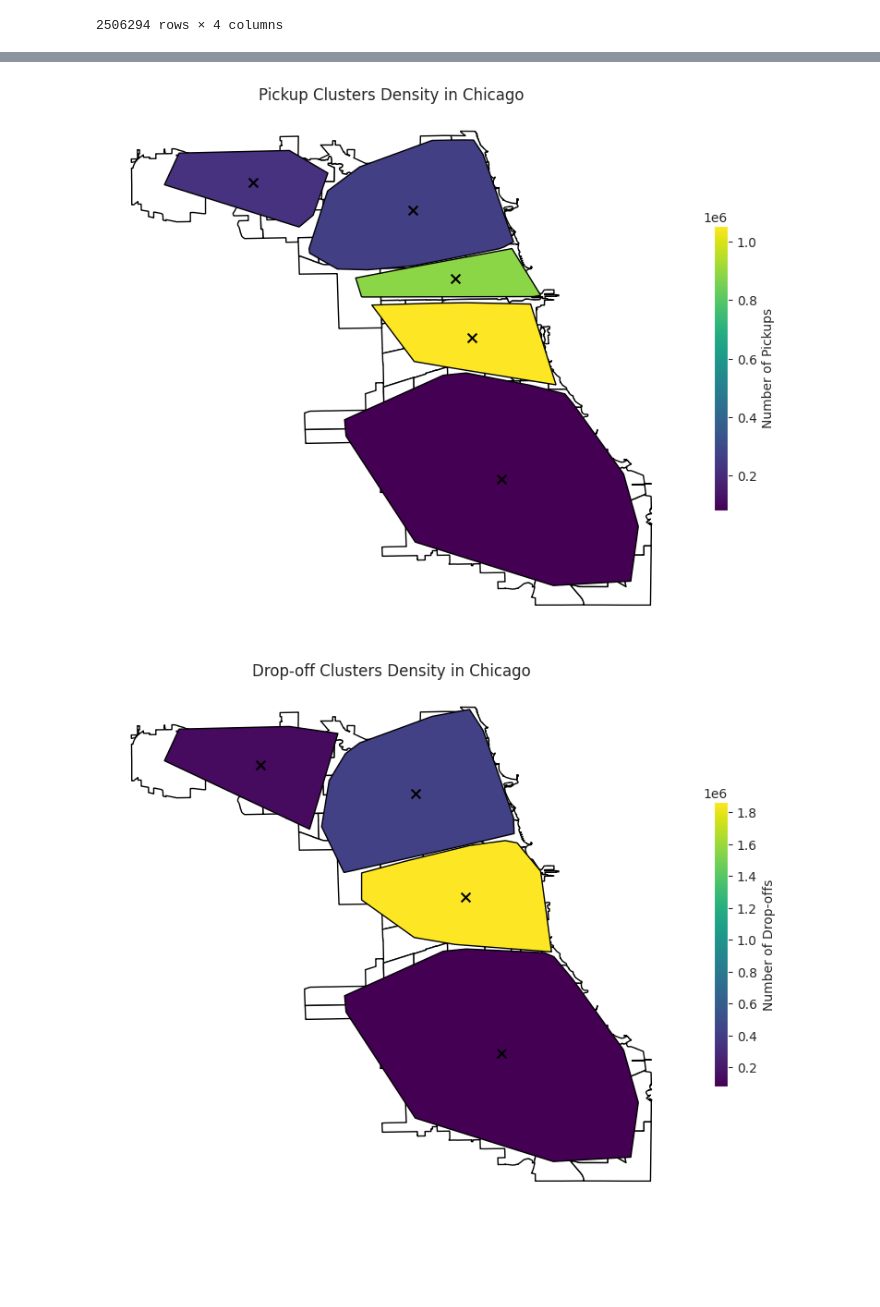
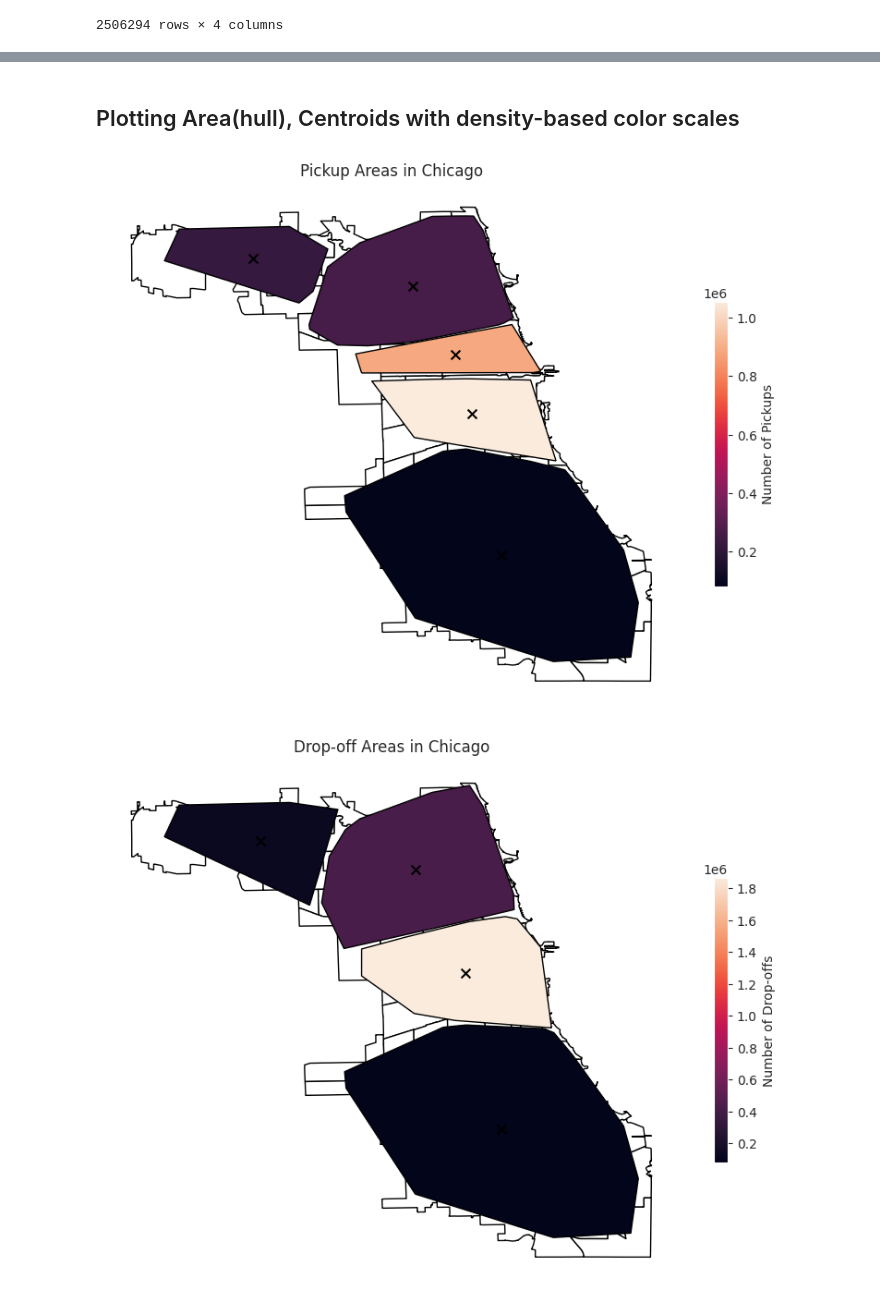
Before and after one commit to sboof911/City-life, a Jupyter notebook: CityLife.ipynb, the cells around one changed output, grey strips where cells are left out. Cells and saved outputs as stored; diff of their text form; code cells hidden in the pictures; blank space fills up the shorter version.

```diff
--- a/CityLife.ipynb
+++ b/CityLife.ipynb
@@ -275,20 +257,20 @@ pickup_hulls = pickup_hulls.merge(pickup_cluster_sizes, on='cluster')
 
 dropoff_cluster_sizes = dropoff_gdf.groupby('cluster').size().reset_index(name='counts')
 dropoff_hulls = dropoff_hulls.merge(dropoff_cluster_sizes, on='cluster')
+# %% [markdown]
+## Plotting Area(hull), Centroids with density-based color scales
 # %%
-# Plotting with density-based color scales
-chicago_map = gpd.read_file(f'{DataSet_path}/chicago_map.shx')
-for data_type, hulls, title in [('Pickup', pickup_hulls, 'Pickup Clusters Density in Chicago'), ('Drop-off', dropoff_hulls, 'Drop-off Clusters Density in Chicago')]:
-    fig, ax = plt.subplots(figsize=(10, 8))
+chicago_map = gpd.read_file(f'{DataSet_path}/chicago_map.shp')
+for data_type, hulls, title in [('Pickup', pickup_hulls, 'Pickup Areas in Chicago'), ('Drop-off', dropoff_hulls, 'Drop-off Areas in Chicago')]:
+    fig, ax = plt.subplots(figsize=(10,10))
     chicago_map.plot(ax=ax, color='white', edgecolor='black')
-    hulls.plot(ax=ax, column='counts', cmap='viridis', edgecolor='black', legend=True, legend_kwds={'label': f"Number of {data_type}s", 'shrink': 0.5})
-    # Compute centroids
+    hulls.plot(ax=ax, column='counts', edgecolor='black', legend=True, legend_kwds={'label': f"Number of {data_type}s", 'shrink': 0.4})
     centroids = hulls.copy()
     centroids['geometry'] = hulls.centroid
     centroids.plot(ax=ax, color='black', markersize=50, marker='x')
     ax.set_title(title)
     ax.axis('off')
     plt.show()
 # %% [output]
-[figure, old version]
+[figure, new version]
-[figure, old version]
+[figure, new version]
```
Also changed, not shown: parts of 43 cells of this notebook.
